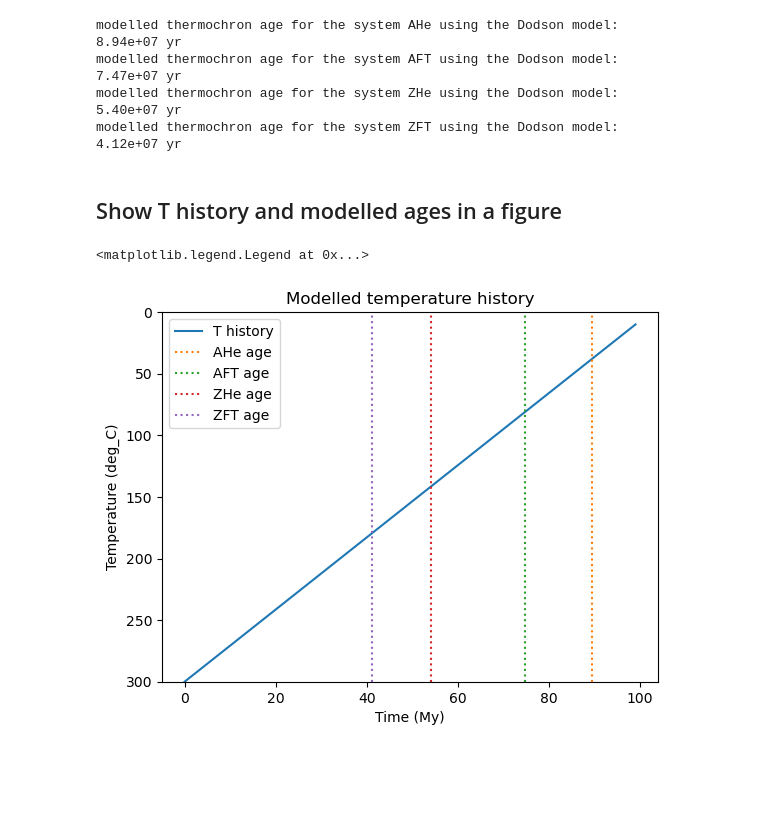
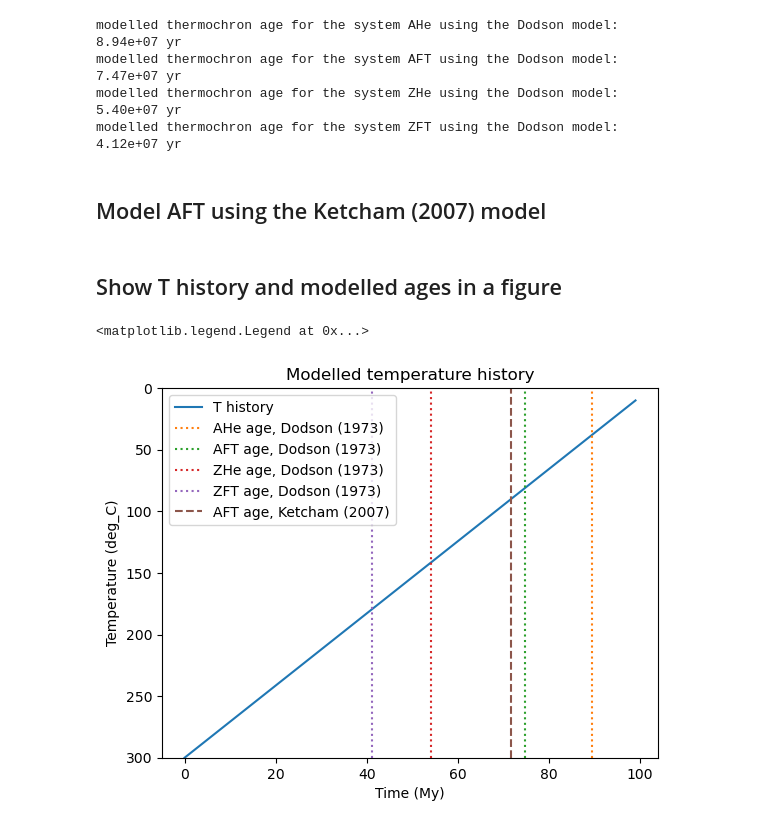
Before and after one commit to HUGG/TherAPPy, a Jupyter notebook: therappy_test.ipynb, the cells around one changed output. Cells and saved outputs as stored; diff of their text form; code cells hidden in the pictures; blank space fills up the shorter version.

Commit message:
added AFT model

```diff
--- a/therappy_test.ipynb
+++ b/therappy_test.ipynb
@@ -71,23 +71,32 @@ modelled thermochron age for the system ZHe using the Dodson model:
 5.40e+07 yr
 modelled thermochron age for the system ZFT using the Dodson model:
 4.12e+07 yr
+# %% [markdown]
+## Model AFT using the Ketcham (2007) model
+# %%
+thermochron_parameters = {"kinetic_parameter": "Clwt", "Clwt": 0.0}
+mygrain.system = "AFT"
+mygrain.model_thermochron(tT, model="Ketcham2007", thermochron_parameters=thermochron_parameters)
+modelled_AFT_age = tT["time"].value.max() / 1e6 - mygrain.model_results["AFT_age"]
 # %% [markdown]
 ## Show T history and modelled ages in a figure
 # %%
 colors = list(matplotlib.colors.TABLEAU_COLORS)
 
 fig, ax = pl.subplots(1, 1)
 ax.plot(tT["time"].value / 1e6, tT["temperature"], label="T history")
 ax.set_ylim(tT["temperature"].value.max(), 0)
 ax.set_xlabel("Time (My)")
 Tu = tT["temperature"].unit
 ax.set_ylabel(f"Temperature ({Tu})")
 ax.set_title("Modelled temperature history")
 
 for i, system, age in zip(itertools.count(), systems, ages):
-    ax.axvline(age.value / 1e6, c=colors[i+1], ls=":", lw=1.5, label=f"{system} age")
+    ax.axvline(age.value / 1e6, c=colors[i+1], ls=":", lw=1.5, label=f"{system} age, Dodson (1973)")
+
+ax.axvline(modelled_AFT_age, c=colors[i+2], ls="--", lw=1.5, label="AFT age, Ketcham (2007)")
 
 ax.legend()
 # %% [output]
 <matplotlib.legend.Legend at 0x...>
-[figure, old version]
+[figure, new version]
```
Also changed, not shown: 4 other files.
